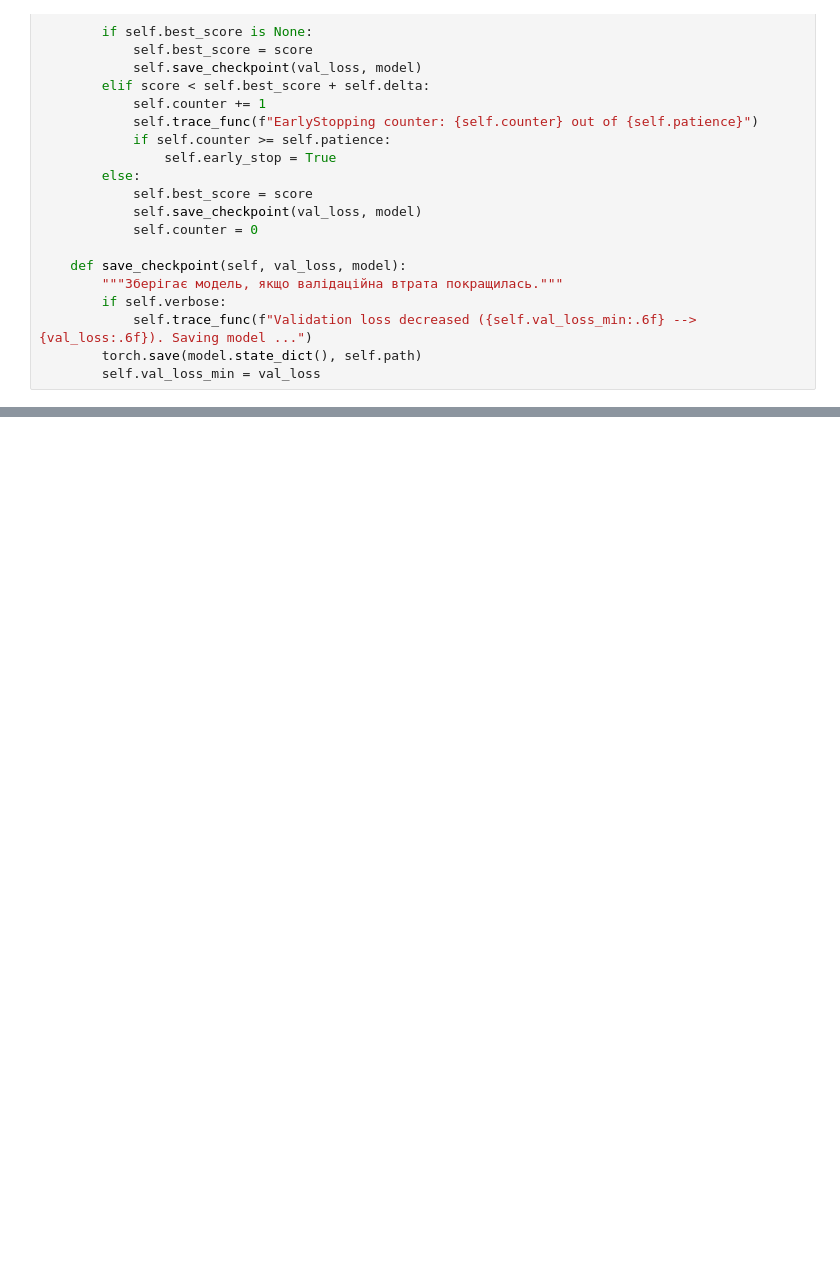
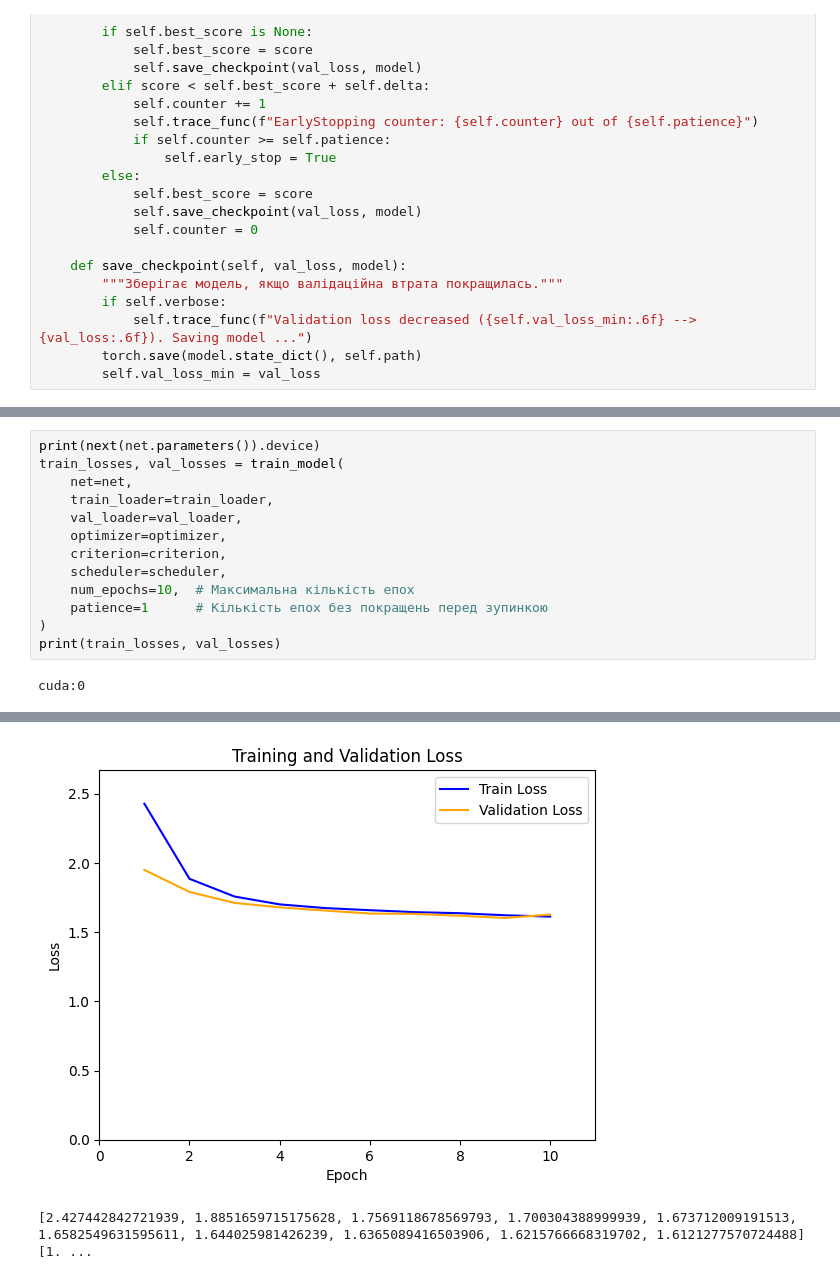
Before and after one commit to yaroslav-lototskyi/nn-examples, a Jupyter notebook: notebooks/ciraf-10.ipynb, the cells around one changed output, grey strips where cells are left out. Cells and saved outputs as stored; diff of their text form; blank space fills up the shorter version.

```diff
--- a/notebooks/ciraf-10.ipynb
+++ b/notebooks/ciraf-10.ipynb
@@ -213,0 +220,15 @@ Epoch 12: Train Loss = 1.6136, Val Loss = 1.4942
+# %%
+print(next(net.parameters()).device)
+train_losses, val_losses = train_model(
+    net=net,
+    train_loader=train_loader,
+    val_loader=val_loader,
+    optimizer=optimizer,
+    criterion=criterion,
+    scheduler=scheduler,
+    num_epochs=10,  # Максимальна кількість епох
+    patience=1      # Кількість епох без покращень перед зупинкою
+)
+print(train_losses, val_losses)
+# %% [output]
+cuda:0
@@ -214,2 +255,4 @@ Epoch 12: Train Loss = 1.6136, Val Loss = 1.4942
+[figure, added]
+[2.427442842721939, 1.8851659715175628, 1.7569118678569793, 1.700304388999939, 1.673712009191513, 1.6582549631595611, 1.644025981426239, 1.6365089416503906, 1.6215766668319702, 1.6121277570724488] [1. ...
 # %%
 # Завантаження найкращої моделі
```
Also changed, not shown: parts of 7 cells of this notebook.
